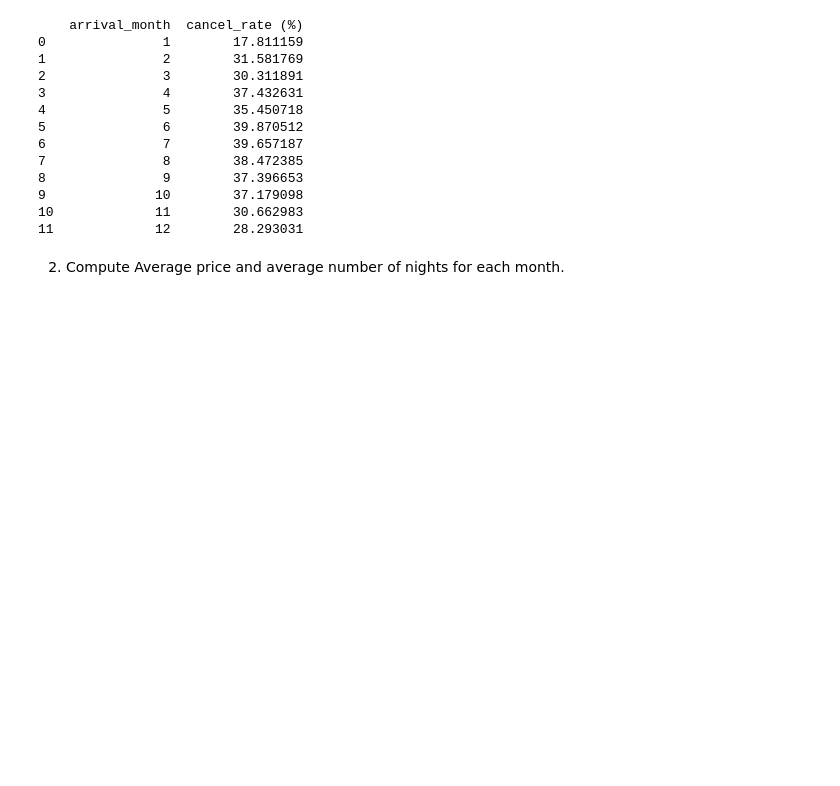
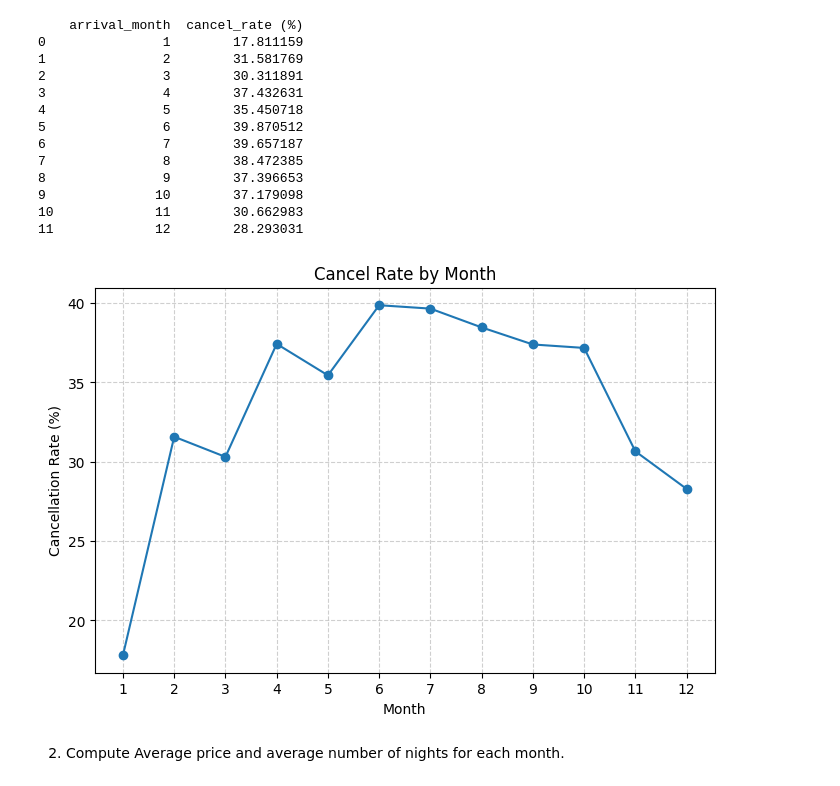
Before and after one commit to nickocruzm/FinalProject236, a Jupyter notebook: Phase02.ipynb, the cells around one changed output. Cells and saved outputs as stored; diff of their text form; code cells hidden in the pictures; blank space fills up the shorter version.

```diff
--- a/Phase02.ipynb
+++ b/Phase02.ipynb
@@ -35,6 +35,26 @@ print(cancel_rate_by_month)
 9              10        37.179098
 10             11        30.662983
 11             12        28.293031
+# %%
+import matplotlib.pyplot as plt
+
+# Line plot of cancellation rate by month
+plt.figure(figsize=(8, 5))
+plt.plot(
+    cancel_rate_by_month['arrival_month'],
+    cancel_rate_by_month['cancel_rate (%)'],
+    marker='o'
+)
+
+plt.title("Cancel Rate by Month")
+plt.xlabel("Month")
+plt.ylabel("Cancellation Rate (%)")
+plt.xticks(range(1, 13))
+plt.grid(True, linestyle='--', alpha=0.6)
+
+plt.show()
+# %% [output]
+[figure, added]
 # %% [markdown]
 2. Compute Average price and average number of nights for each month.
 # %%
```
Also changed, not shown: parts of 5 cells of this notebook, 7 other files.
